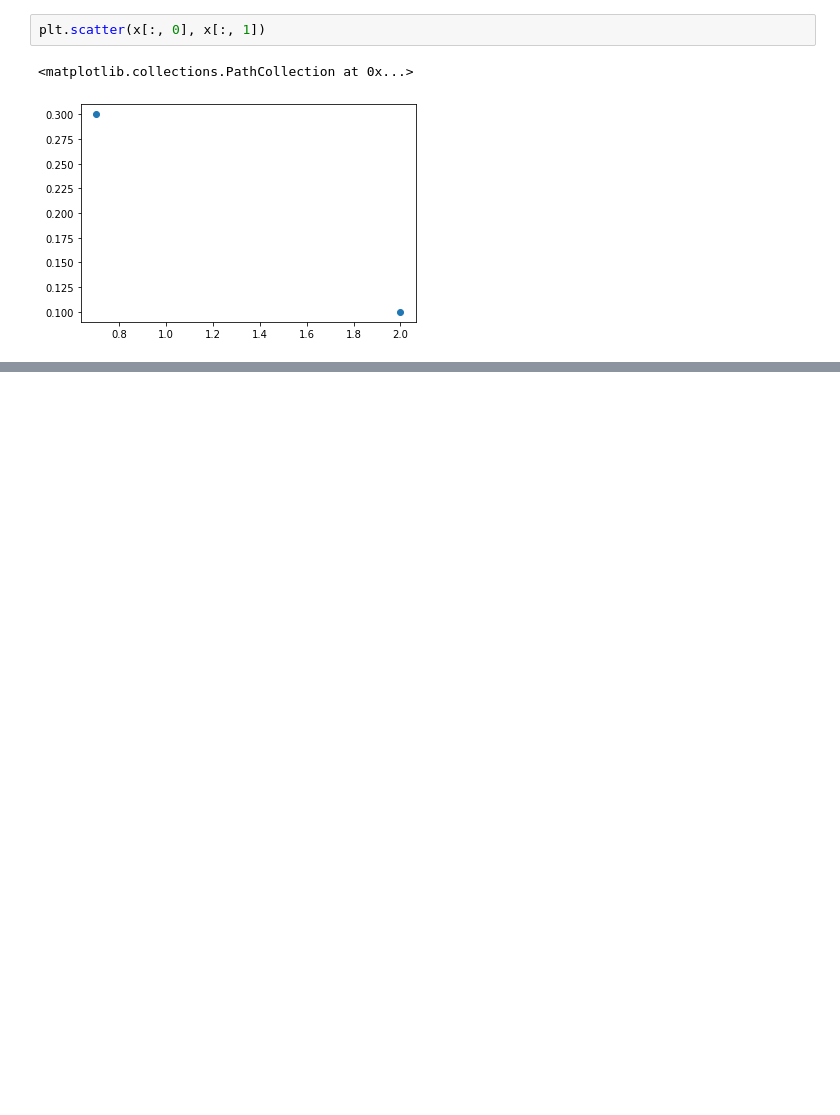
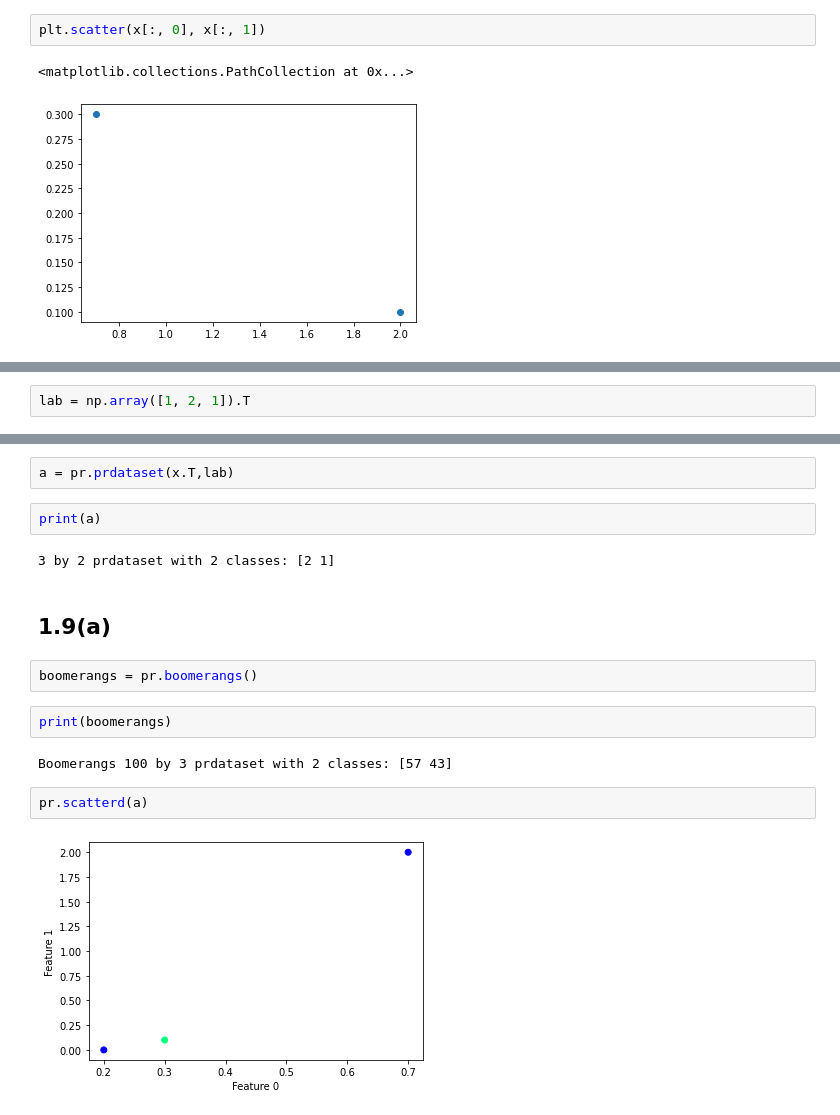
Before and after one commit to ojss/ml1-cs4220, a Jupyter notebook: basics_prtools/prtools.ipynb, the cells around one changed output, grey strips where cells are left out. Cells and saved outputs as stored; diff of their text form; blank space fills up the shorter version.

```diff
--- a/basics_prtools/prtools.ipynb
+++ b/basics_prtools/prtools.ipynb
@@ -30,0 +39,2 @@ plt.scatter(x[:, 0], x[:, 1])
+# %%
+lab = np.array([1, 2, 1]).T
@@ -30,0 +48,18 @@ plt.scatter(x[:, 0], x[:, 1])
+# %%
+a = pr.prdataset(x.T,lab)
+# %%
+print(a)
+# %% [output]
+3 by 2 prdataset with 2 classes: [2 1]
+# %% [markdown]
+## 1.9(a)
+# %%
+boomerangs = pr.boomerangs()
+# %%
+print(boomerangs)
+# %% [output]
+Boomerangs 100 by 3 prdataset with 2 classes: [57 43]
+# %%
+pr.scatterd(a)
+# %% [output]
+[figure, added]
```
Also changed, not shown: parts of 70 cells of this notebook.
